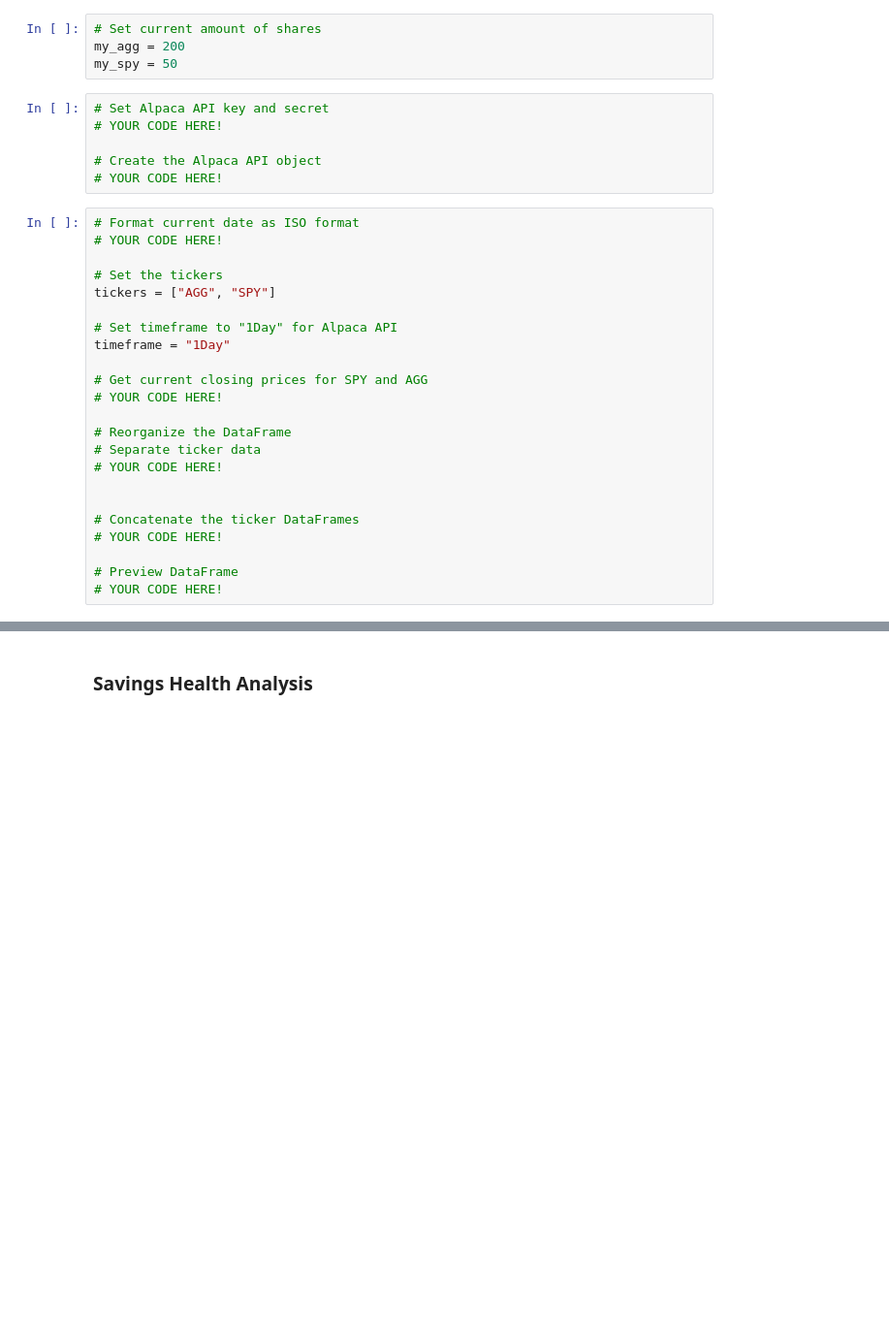
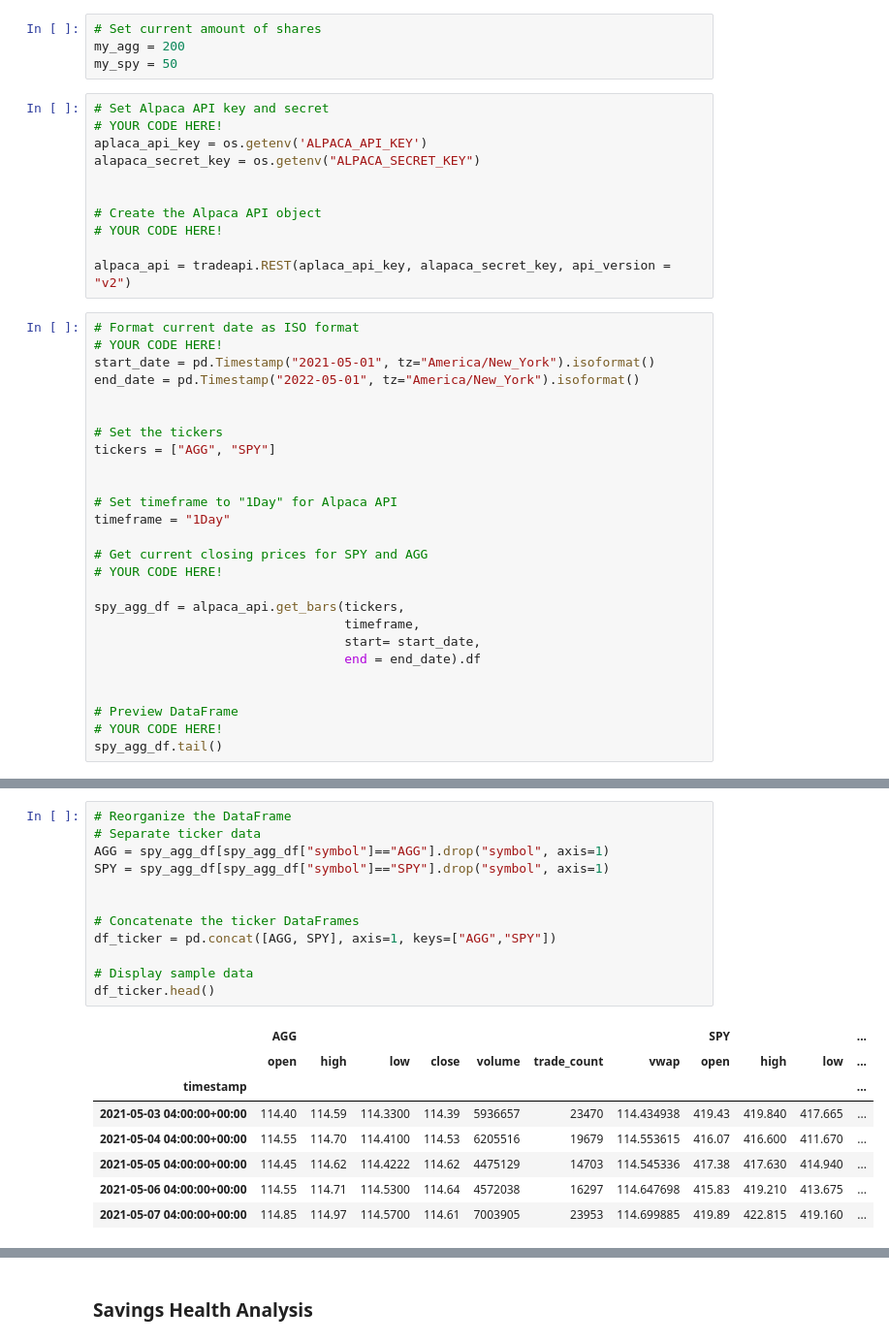
Before and after one commit to Pindainc/Financial_Planning, a Jupyter notebook: financial-planner.ipynb, the cells around one changed output, grey strips where cells are left out. Shown at 97% size. Saved outputs shown, nothing was run; the diff lists cells and outputs as text; blank space fills up the shorter version.

```diff
--- a/financial-planner.ipynb
+++ b/financial-planner.ipynb
@@ -55,15 +61,24 @@ my_spy = 50
 # %%
 # Set Alpaca API key and secret
 # YOUR CODE HERE!
+aplaca_api_key = os.getenv('ALPACA_API_KEY')
+alapaca_secret_key = os.getenv("ALPACA_SECRET_KEY")
+
 
 # Create the Alpaca API object
 # YOUR CODE HERE!
+
+alpaca_api = tradeapi.REST(aplaca_api_key, alapaca_secret_key, api_version = "v2")
 # %%
 # Format current date as ISO format
 # YOUR CODE HERE!
+start_date = pd.Timestamp("2021-05-01", tz="America/New_York").isoformat()
+end_date = pd.Timestamp("2022-05-01", tz="America/New_York").isoformat()
+
 
 # Set the tickers
 tickers = ["AGG", "SPY"]
+
 
 # Set timeframe to "1Day" for Alpaca API
 timeframe = "1Day"
@@ -71,13 +86,12 @@ timeframe = "1Day"
 # Get current closing prices for SPY and AGG
 # YOUR CODE HERE!
 
-# Reorganize the DataFrame
-# Separate ticker data
-# YOUR CODE HERE!
+spy_agg_df = alpaca_api.get_bars(tickers,
+                                 timeframe,
+                                 start= start_date,
+                                 end = end_date).df
 
-
-# Concatenate the ticker DataFrames
-# YOUR CODE HERE!
 
 # Preview DataFrame
 # YOUR CODE HERE!
+spy_agg_df.tail()
@@ -84,3 +106,24 @@ timeframe = "1Day"
+# %%
+# Reorganize the DataFrame
+# Separate ticker data
+AGG = spy_agg_df[spy_agg_df["symbol"]=="AGG"].drop("symbol", axis=1)
+SPY = spy_agg_df[spy_agg_df["symbol"]=="SPY"].drop("symbol", axis=1)
+
+
+# Concatenate the ticker DataFrames
+df_ticker = pd.concat([AGG, SPY], axis=1, keys=["AGG","SPY"])
+
+# Display sample data
+df_ticker.head()
+# %% [output]
+|  | AGG |  |  |  |  |  |  | SPY |  |  | ... |
+|  | open | high | low | close | volume | trade_count | vwap | open | high | low | ... |
+| timestamp |  |  |  |  |  |  |  |  |  |  | ... |
+| 2021-05-03 04:00:00+00:00 | 114.40 | 114.59 | 114.3300 | 114.39 | 5936657 | 23470 | 114.434938 | 419.43 | 419.840 | 417.665 | ... |
+| 2021-05-04 04:00:00+00:00 | 114.55 | 114.70 | 114.4100 | 114.53 | 6205516 | 19679 | 114.553615 | 416.07 | 416.600 | 411.670 | ... |
+| 2021-05-05 04:00:00+00:00 | 114.45 | 114.62 | 114.4222 | 114.62 | 4475129 | 14703 | 114.545336 | 417.38 | 417.630 | 414.940 | ... |
+| 2021-05-06 04:00:00+00:00 | 114.55 | 114.71 | 114.5300 | 114.64 | 4572038 | 16297 | 114.647698 | 415.83 | 419.210 | 413.675 | ... |
+| 2021-05-07 04:00:00+00:00 | 114.85 | 114.97 | 114.5700 | 114.61 | 7003905 | 23953 | 114.699885 | 419.89 | 422.815 | 419.160 | ... |
 # %%
 # Pick AGG and SPY close prices
 # YOUR CODE HERE!
```
Also changed, not shown: parts of 13 cells of this notebook, 1 other file.
